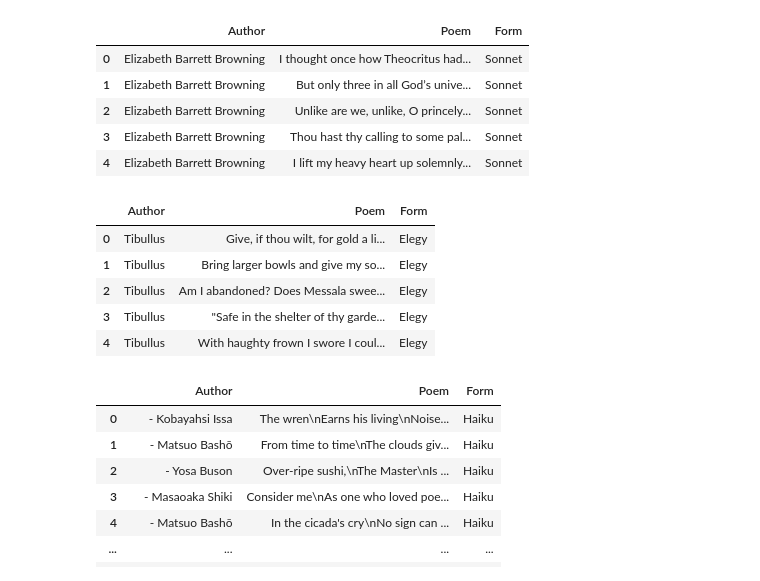
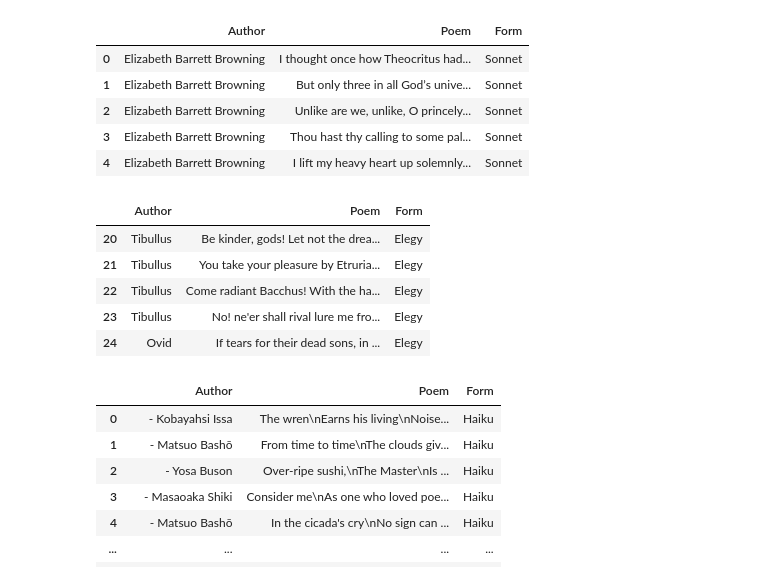
Before and after one commit to robezal/gopo, a Jupyter notebook: Multiple_Forms.ipynb, the cells around one changed output. Cells and saved outputs as stored; diff of their text form; code cells hidden in the pictures.

```diff
--- a/Multiple_Forms.ipynb
+++ b/Multiple_Forms.ipynb
@@ -47,15 +47,15 @@ df5.head()
 # %%
 df17 = pd.read_csv('Tibullus_Williams_Elegies.csv', index_col = 0)
 df7 = df17[['Author','Content','Form']]
 df7.columns = ['Author', 'Poem', 'Form']
-df7.head()
+df7.tail()
 # %% [output]
 |  | Author | Poem | Form |
-| 0 | Tibullus | Give, if thou wilt, for gold a li... | Elegy |
-| 1 | Tibullus | Bring larger bowls and give my so... | Elegy |
-| 2 | Tibullus | Am I abandoned? Does Messala swee... | Elegy |
-| 3 | Tibullus | "Safe in the shelter of thy garde... | Elegy |
-| 4 | Tibullus | With haughty frown I swore I coul... | Elegy |
+| 20 | Tibullus | Be kinder, gods! Let not the drea... | Elegy |
+| 21 | Tibullus | You take your pleasure by Etruria... | Elegy |
+| 22 | Tibullus | Come radiant Bacchus! With the ha... | Elegy |
+| 23 | Tibullus | No! ne'er shall rival lure me fro... | Elegy |
+| 24 | Ovid | If tears for their dead sons, in ... | Elegy |
 # %%
 df18a = pd.read_csv('Haiku.txt', names = ['Poem', 'Author'])
 df18b = df18a[['Author','Poem']]
```
Also changed, not shown: parts of 1 cell of this notebook, 1 other file.
